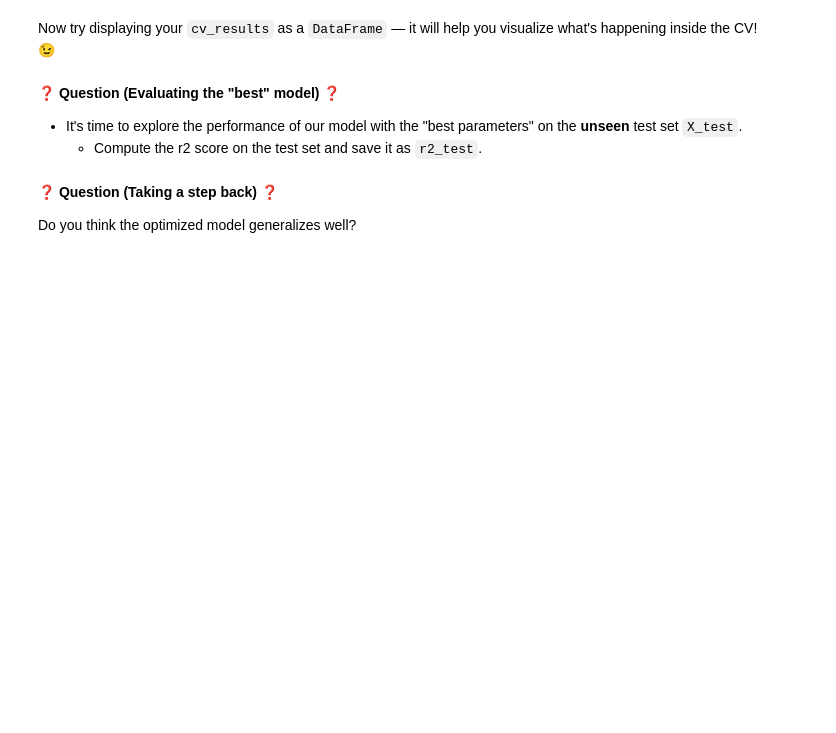
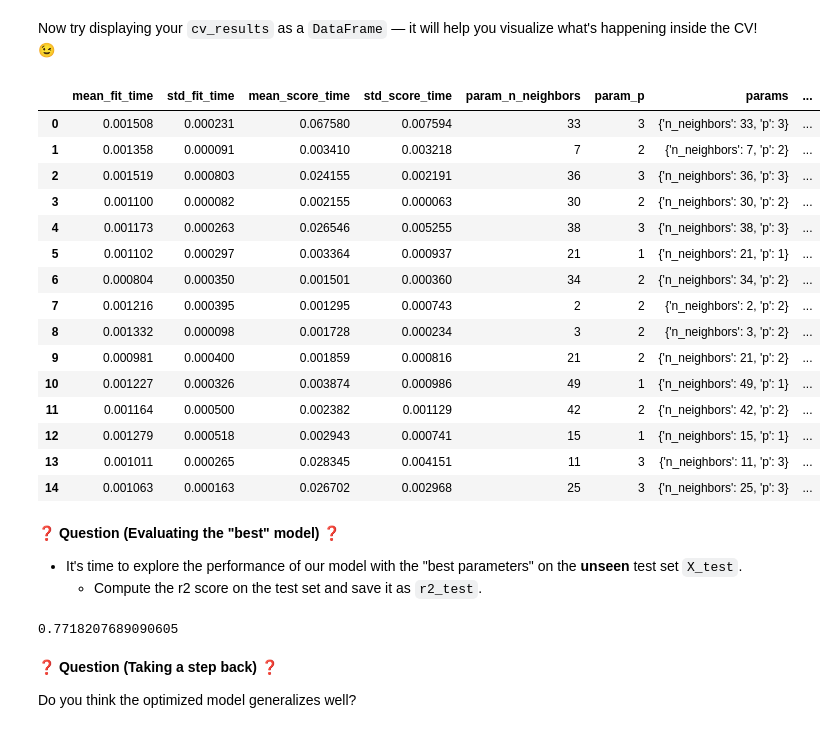
Before and after one commit to itsyeren/data-workflow, a Jupyter notebook: Workflow.ipynb, the cells around one changed output. Saved outputs shown, nothing was run; the diff lists cells and outputs as text; code cells hidden in the pictures; blank space fills up the shorter version.

```diff
--- a/Workflow.ipynb
+++ b/Workflow.ipynb
@@ -213,0 +248,9 @@ git push origin master
+# %%
+model = KNeighborsRegressor()
+
+# Hyperparameter Grid
+k_grid = {'n_neighbors' : [1, 5, 10, 20, 50],
+          'p': [1,2,3]}
+
+grid_search = GridSearchCV(model, k_grid, cv=5, n_jobs=-1)
+grid_search.fit(X_train_scaled, y_train)
@@ -248,0 +297,18 @@ Using `RandomizedSearchCV`:
+# %%
+from sklearn.model_selection import RandomizedSearchCV
+from scipy.stats import randint
+
+model = KNeighborsRegressor()
+
+search_space = {
+    'n_neighbors': randint(1, 50),
+    'p': [1, 2, 3]
+}
+
+random_search = RandomizedSearchCV(model, param_distributions=search_space,
+                                   n_jobs=-1,  cv=5, n_iter=15)
+
+random_search.fit(X_train_scaled, y_train)
+
+print(random_search.best_score_)
+print(random_search.best_params_)
@@ -262,3 +329,22 @@ Now try displaying your `cv_results` as a `DataFrame` — it will help you visua
+# %%
+pd.DataFrame(random_search.cv_results_)
+# %% [output]
+|  | mean_fit_time | std_fit_time | mean_score_time | std_score_time | param_n_neighbors | param_p | params | ... |
+| 0 | 0.001508 | 0.000231 | 0.067580 | 0.007594 | 33 | 3 | {'n_neighbors': 33, 'p': 3} | ... |
+| 1 | 0.001358 | 0.000091 | 0.003410 | 0.003218 | 7 | 2 | {'n_neighbors': 7, 'p': 2} | ... |
+| 2 | 0.001519 | 0.000803 | 0.024155 | 0.002191 | 36 | 3 | {'n_neighbors': 36, 'p': 3} | ... |
+| 3 | 0.001100 | 0.000082 | 0.002155 | 0.000063 | 30 | 2 | {'n_neighbors': 30, 'p': 2} | ... |
+| 4 | 0.001173 | 0.000263 | 0.026546 | 0.005255 | 38 | 3 | {'n_neighbors': 38, 'p': 3} | ... |
+| 5 | 0.001102 | 0.000297 | 0.003364 | 0.000937 | 21 | 1 | {'n_neighbors': 21, 'p': 1} | ... |
+| 6 | 0.000804 | 0.000350 | 0.001501 | 0.000360 | 34 | 2 | {'n_neighbors': 34, 'p': 2} | ... |
+| 7 | 0.001216 | 0.000395 | 0.001295 | 0.000743 | 2 | 2 | {'n_neighbors': 2, 'p': 2} | ... |
+| 8 | 0.001332 | 0.000098 | 0.001728 | 0.000234 | 3 | 2 | {'n_neighbors': 3, 'p': 2} | ... |
+| 9 | 0.000981 | 0.000400 | 0.001859 | 0.000816 | 21 | 2 | {'n_neighbors': 21, 'p': 2} | ... |
+| 10 | 0.001227 | 0.000326 | 0.003874 | 0.000986 | 49 | 1 | {'n_neighbors': 49, 'p': 1} | ... |
+| 11 | 0.001164 | 0.000500 | 0.002382 | 0.001129 | 42 | 2 | {'n_neighbors': 42, 'p': 2} | ... |
+| 12 | 0.001279 | 0.000518 | 0.002943 | 0.000741 | 15 | 1 | {'n_neighbors': 15, 'p': 1} | ... |
+| 13 | 0.001011 | 0.000265 | 0.028345 | 0.004151 | 11 | 3 | {'n_neighbors': 11, 'p': 3} | ... |
+| 14 | 0.001063 | 0.000163 | 0.026702 | 0.002968 | 25 | 3 | {'n_neighbors': 25, 'p': 3} | ... |
 # %% [markdown]
 ❓ **Question (Evaluating the "best" model)** ❓
 
@@ -269,3 +353,10 @@ Now try displaying your `cv_results` as a `DataFrame` — it will help you visua
+# %%
+from sklearn.metrics import r2_score
+
+r2_test = r2_score(y_test, best_model.predict(scaler.transform(X_test)))
+r2_test
+# %% [output]
+0.7718207689090605
 # %% [markdown]
 ❓ **Question (Taking a step back)** ❓
 
```
Also changed, not shown: parts of 16 cells of this notebook, 1 other file.
